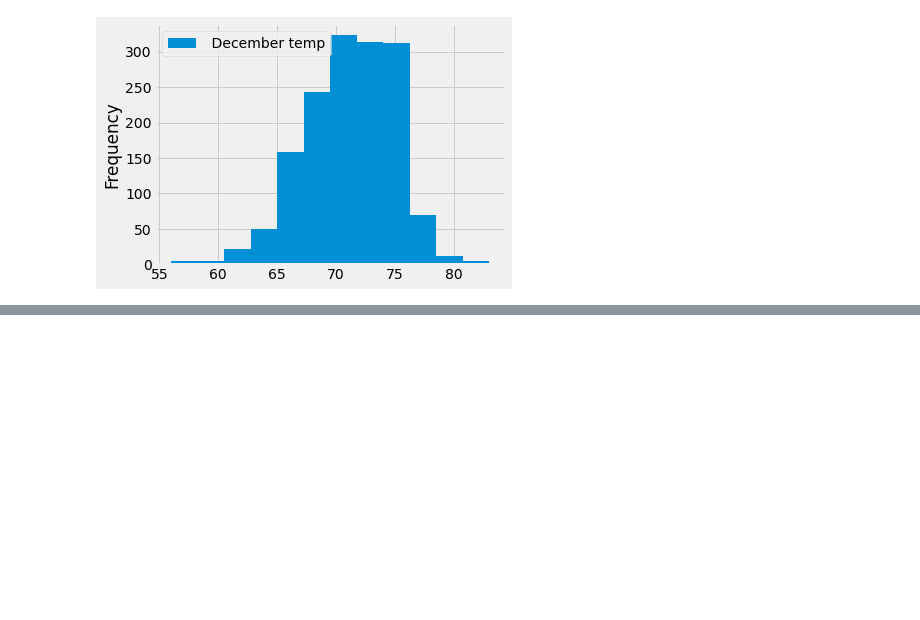
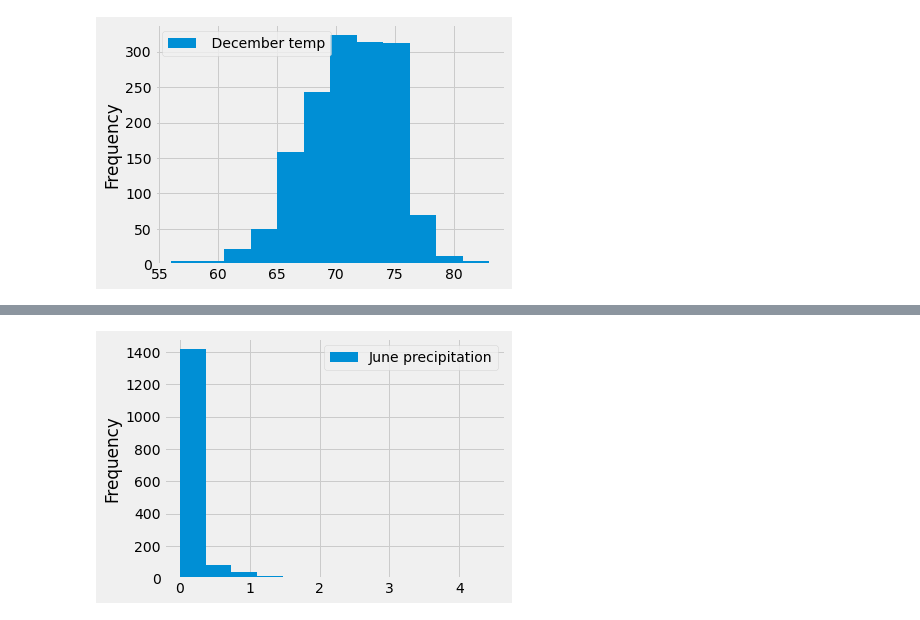
Before and after one commit to snkty8/Surfs_Up, a Jupyter notebook: SurfsUp_Challenge.ipynb, the cells around one changed output, grey strips where cells are left out. Cells and saved outputs as stored; diff of their text form; code cells hidden in the pictures; blank space fills up the shorter version.

```diff
--- a/SurfsUp_Challenge.ipynb
+++ b/SurfsUp_Challenge.ipynb
@@ -169,3 +169,9 @@ december_df.plot.hist(bins=12)
 plt.tight_layout()
 # %% [output]
 [figure]
+# %%
+june_precipitation_results =  session.query(Measurement.date, Measurement.prcp).filter(extract('month', Measurement.date)==6).all()
+# %%
+june_precipitation_df = pd.DataFrame(june_precipitation_results, columns=['date','June precipitation'])
+june_precipitation_df.set_index(june_precipitation_df['date'], inplace=True)
+june_precipitation_df.describe()
@@ -171,0 +204,5 @@ plt.tight_layout()
+# %%
+june_precipitation_df.plot.hist(bins=12)
+plt.tight_layout()
+# %% [output]
+[figure, added]
```
Also changed, not shown: parts of 4 cells of this notebook, 4 other files.
